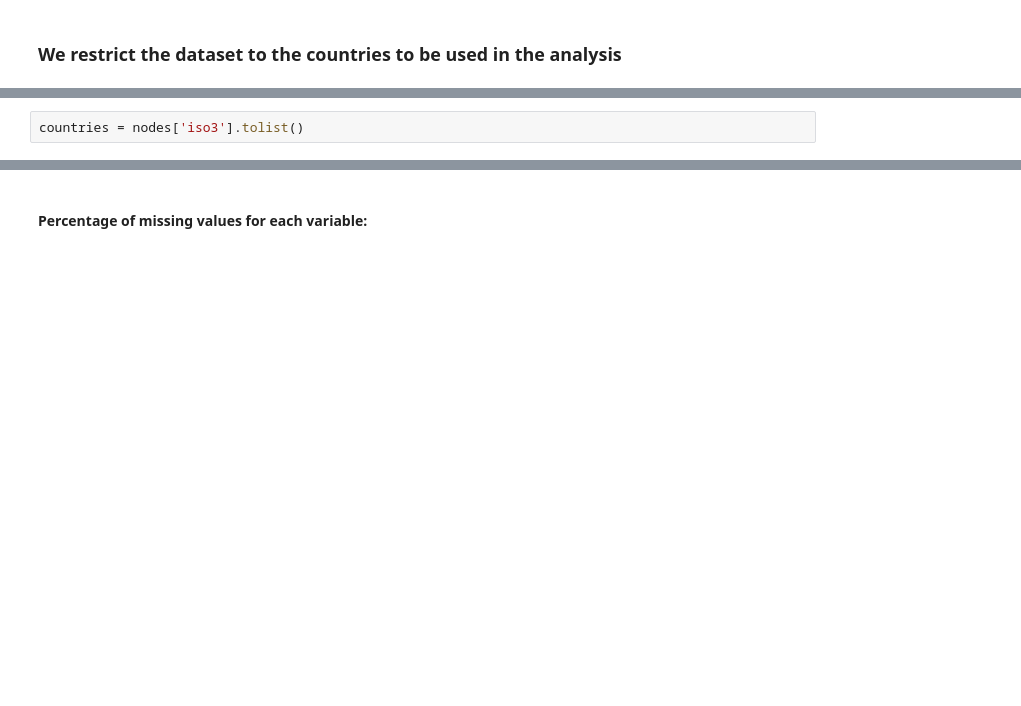
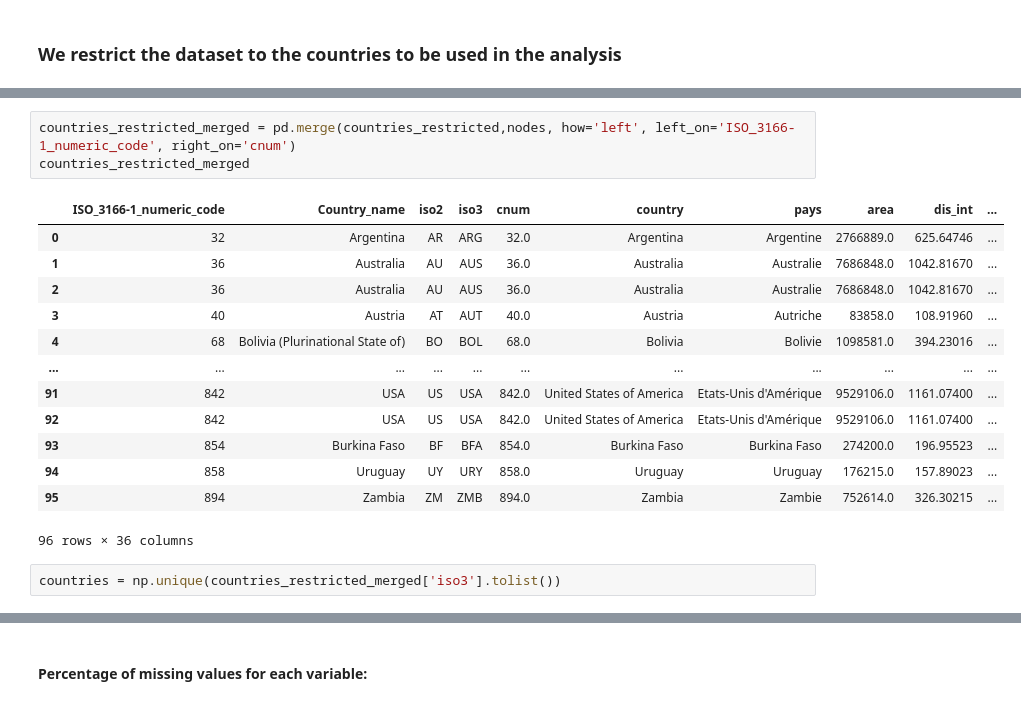
Before and after one commit to ceumicrodata/gravity-vs-ml, a Jupyter notebook: Data_extraction/WBG_data.ipynb, the cells around one changed output, grey strips where cells are left out. Drawn from its saved outputs; the diff is of its cells as text; blank space fills up the shorter version.

```diff
--- a/Data_extraction/WBG_data.ipynb
+++ b/Data_extraction/WBG_data.ipynb
@@ -113,2 +112,19 @@ nodes
+# %%
+countries_restricted_merged = pd.merge(countries_restricted,nodes, how='left', left_on='ISO_3166-1_numeric_code', right_on='cnum')
+countries_restricted_merged
+# %% [output]
+|  | ISO_3166-1_numeric_code | Country_name | iso2 | iso3 | cnum | country | pays | area | dis_int | ... |
+| 0 | 32 | Argentina | AR | ARG | 32.0 | Argentina | Argentine | 2766889.0 | 625.64746 | ... |
+| 1 | 36 | Australia | AU | AUS | 36.0 | Australia | Australie | 7686848.0 | 1042.81670 | ... |
+| 2 | 36 | Australia | AU | AUS | 36.0 | Australia | Australie | 7686848.0 | 1042.81670 | ... |
+| 3 | 40 | Austria | AT | AUT | 40.0 | Austria | Autriche | 83858.0 | 108.91960 | ... |
+| 4 | 68 | Bolivia (Plurinational State of) | BO | BOL | 68.0 | Bolivia | Bolivie | 1098581.0 | 394.23016 | ... |
+| ... | ... | ... | ... | ... | ... | ... | ... | ... | ... | ... |
+| 91 | 842 | USA | US | USA | 842.0 | United States of America | Etats-Unis d'Amérique | 9529106.0 | 1161.07400 | ... |
+| 92 | 842 | USA | US | USA | 842.0 | United States of America | Etats-Unis d'Amérique | 9529106.0 | 1161.07400 | ... |
+| 93 | 854 | Burkina Faso | BF | BFA | 854.0 | Burkina Faso | Burkina Faso | 274200.0 | 196.95523 | ... |
+| 94 | 858 | Uruguay | UY | URY | 858.0 | Uruguay | Uruguay | 176215.0 | 157.89023 | ... |
+| 95 | 894 | Zambia | ZM | ZMB | 894.0 | Zambia | Zambie | 752614.0 | 326.30215 | ... |
+96 rows × 36 columns
 # %%
-countries = nodes['iso3'].tolist()
+countries = np.unique(countries_restricted_merged['iso3'].tolist())
```
Also changed, not shown: parts of 12 cells of this notebook, 1 other file.
